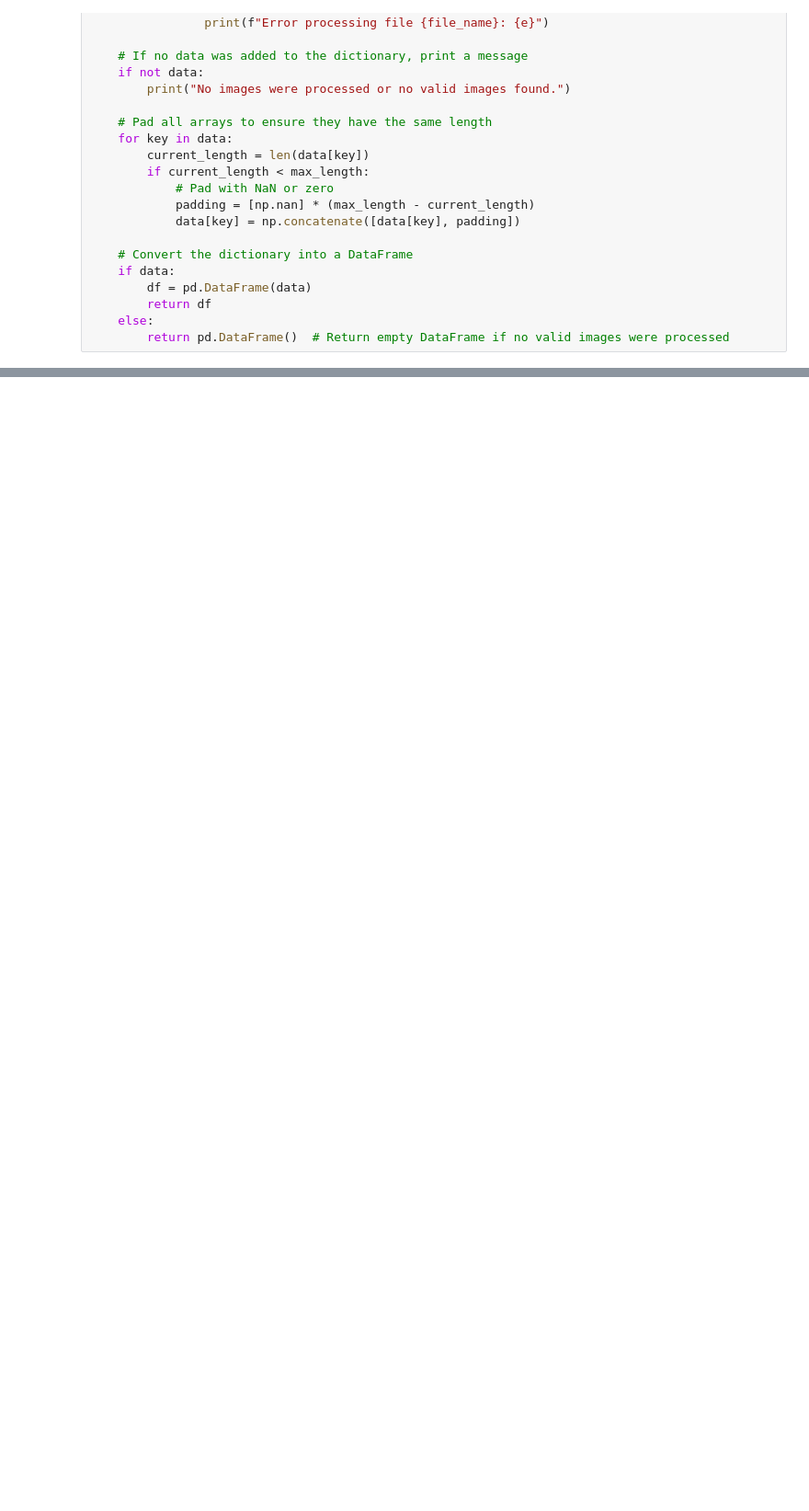
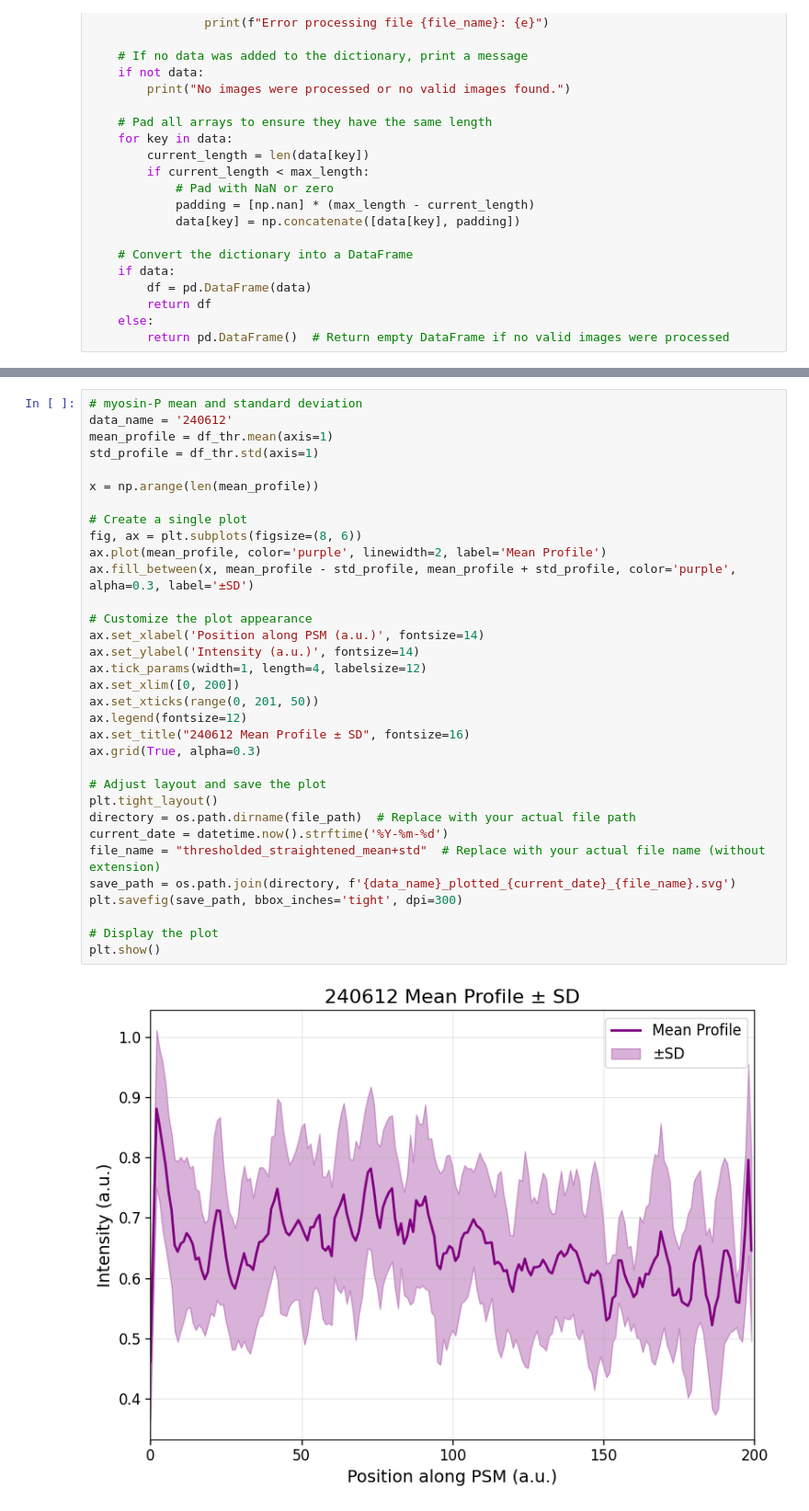
Before and after one commit to feyzanar/git-mycodes, a Jupyter notebook: 2d_intensityprofiles.ipynb, the cells around one changed output, grey strips where cells are left out. Shown at 92% size. Saved outputs shown, nothing was run; the diff lists cells and outputs as text; blank space fills up the shorter version.

```diff
--- a/2d_intensityprofiles.ipynb
+++ b/2d_intensityprofiles.ipynb
@@ -496,0 +491,35 @@ NameError: name '_thr' is not defined
+# %%
+# myosin-P mean and standard deviation
+data_name = '240612'
+mean_profile = df_thr.mean(axis=1)
+std_profile = df_thr.std(axis=1)
+
+x = np.arange(len(mean_profile))
+
+# Create a single plot
+fig, ax = plt.subplots(figsize=(8, 6))
+ax.plot(mean_profile, color='purple', linewidth=2, label='Mean Profile')
+ax.fill_between(x, mean_profile - std_profile, mean_profile + std_profile, color='purple', alpha=0.3, label='±SD')
+
+# Customize the plot appearance
+ax.set_xlabel('Position along PSM (a.u.)', fontsize=14)
+ax.set_ylabel('Intensity (a.u.)', fontsize=14)
+ax.tick_params(width=1, length=4, labelsize=12)
+ax.set_xlim([0, 200])
+ax.set_xticks(range(0, 201, 50))
+ax.legend(fontsize=12)
+ax.set_title("240612 Mean Profile ± SD", fontsize=16)
+ax.grid(True, alpha=0.3)
+
+# Adjust layout and save the plot
+plt.tight_layout()
+directory = os.path.dirname(file_path)  # Replace with your actual file path
+current_date = datetime.now().strftime('%Y-%m-%d')
+file_name = "thresholded_straightened_mean+std"  # Replace with your actual file name (without extension)
+save_path = os.path.join(directory, f'{data_name}_plotted_{current_date}_{file_name}.svg')
+plt.savefig(save_path, bbox_inches='tight', dpi=300)
+
+# Display the plot
+plt.show()
+# %% [output]
+[figure, added]
```
Also changed, not shown: parts of 12 cells of this notebook.
